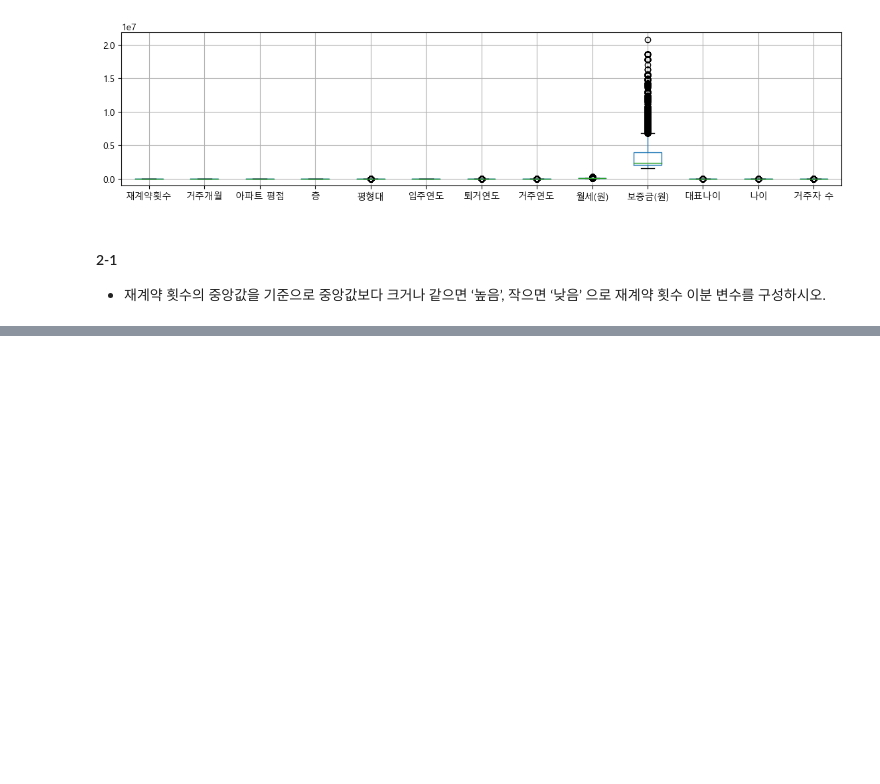
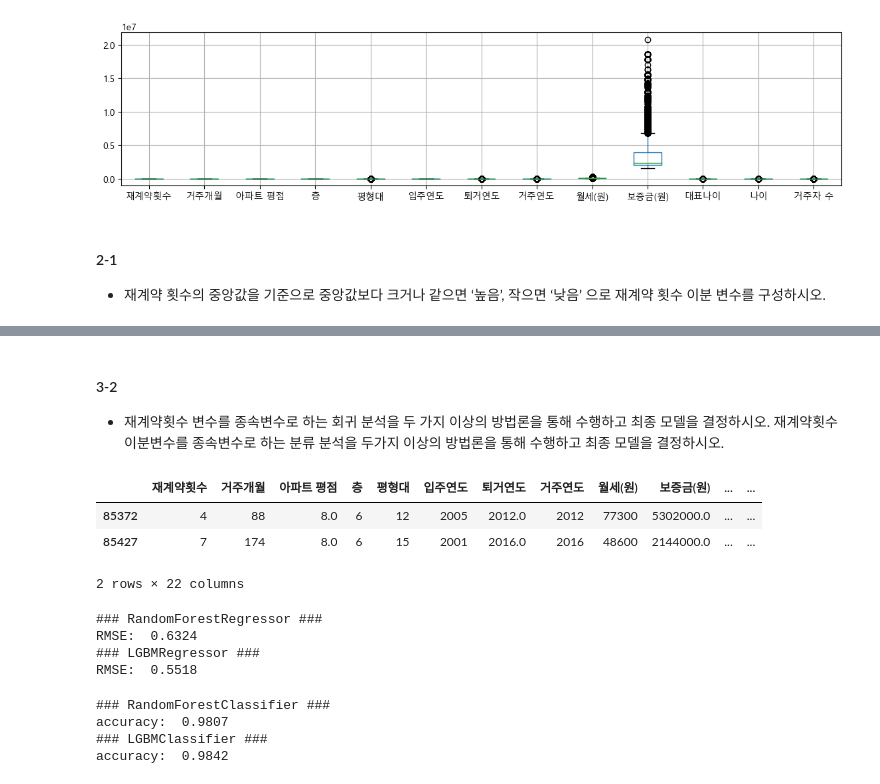
Before and after one commit to Park-Young-Bin/ADP_code, a Jupyter notebook: 29회 기출.ipynb, the cells around one changed output, grey strips where cells are left out. Cells and saved outputs as stored; diff of their text form; code cells hidden in the pictures; blank space fills up the shorter version.

```diff
--- a/29회 기출.ipynb
+++ b/29회 기출.ipynb
@@ -139,3 +140,11 @@ result_df.loc[out_index, '보증금(원)'] = np.mean(result_df['보증금(원)']
 # %% [markdown]
 #### 2-1
 - 재계약 횟수의 중앙값을 기준으로 중앙값보다 크거나 같으면 ‘높음’, 작으면 ‘낮음’ 으로 재계약 횟수 이분 변수를 구성하시오.
+# %%
+def binary(x):
+    if x >= np.median(result_df['재계약횟수']):
+        return '높음'
+    else:
+        return '낮음'
+
+result_df['binary_count'] = result_df['재계약횟수'].apply(binary)
@@ -141,0 +210,70 @@ result_df.loc[out_index, '보증금(원)'] = np.mean(result_df['보증금(원)']
+# %% [markdown]
+#### 3-2
+- 재계약횟수 변수를 종속변수로 하는 회귀 분석을 두 가지 이상의 방법론을 통해 수행하고 최종 모델을 결정하시오. 재계약횟수 이분변수를 종속변수로 하는 분류 분석을 두가지 이상의 방법론을 통해 수행하고 최종 모델을 결정하시오.
+# %%
+from sklearn.ensemble import RandomForestRegressor, RandomForestClassifier
+from lightgbm import LGBMClassifier, LGBMRegressor
+from sklearn.metrics import mean_squared_error, accuracy_score
+from sklearn.model_selection import train_test_split
+
+# 필요없는 칼럼 삭제
+df1 = result_df.drop(['순번', '아파트 ID', '호실고유번호', '계약자고유번호', '계약서고유번호'], axis=1)
+# df1.head(2)
+df1_dum = pd.get_dummies(df1, drop_first=True)
+df1_dum.head(2)
+# %% [output]
+|  | 재계약횟수 | 거주개월 | 아파트 평점 | 층 | 평형대 | 입주연도 | 퇴거연도 | 거주연도 | 월세(원) | 보증금(원) | ... | ... |
+| 85372 | 4 | 88 | 8.0 | 6 | 12 | 2005 | 2012.0 | 2012 | 77300 | 5302000.0 | ... | ... |
+| 85427 | 7 | 174 | 8.0 | 6 | 15 | 2001 | 2016.0 | 2016 | 48600 | 2144000.0 | ... | ... |
+2 rows × 22 columns
+# %%
+# 회귀 분석
+
+# 데이터 분할
+X = df1_dum.drop(['재계약횟수', 'binary_count_높음'], axis=1)
+y = df1_dum['재계약횟수']
+X_train, X_test, y_train, y_test = train_test_split(X, y, test_size=0.3, random_state=321)
+
+# 모델 객체 생성
+rfr_reg = RandomForestRegressor(random_state=321)
+lgbm_reg = LGBMRegressor(random_state=321)
+
+def make_model_reg(model):
+    model.fit(X_train, y_train)
+    pred = model.predict(X_test)
+    mse = mean_squared_error(pred, y_test)
+    rmse = round(np.sqrt(mse),4)
+    print(f'### {model.__class__.__name__} ###')
+    print('RMSE: ', rmse)
+make_model_reg(rfr_reg)
+make_model_reg(lgbm_reg)
+# %% [output]
+### RandomForestRegressor ###
+RMSE:  0.6324
+### LGBMRegressor ###
+RMSE:  0.5518
+# %%
+# 분류 분석
+
+# 데이터 분할
+X = df1_dum.drop(['재계약횟수', 'binary_count_높음'], axis=1)
+y = df1_dum['binary_count_높음']
+X_train, X_test, y_train, y_test = train_test_split(X, y, test_size=0.3, random_state=321, stratify=y)
+
+# 모델 객체 생성
+rfr_clf = RandomForestClassifier(random_state=321)
+lgbm_clf = LGBMClassifier(random_state=321)
+
+def make_model_clf(model):
+    model.fit(X_train, y_train)
+    pred = model.predict(X_test)
+    acc = round(accuracy_score(pred, y_test),4)
+    print(f'### {model.__class__.__name__} ###')
+    print('accuracy: ', acc)
+make_model_clf(rfr_clf)
+make_model_clf(lgbm_clf)
+# %% [output]
+### RandomForestClassifier ###
+accuracy:  0.9807
+### LGBMClassifier ###
+accuracy:  0.9842
```
Also changed, not shown: parts of 10 cells of this notebook.
